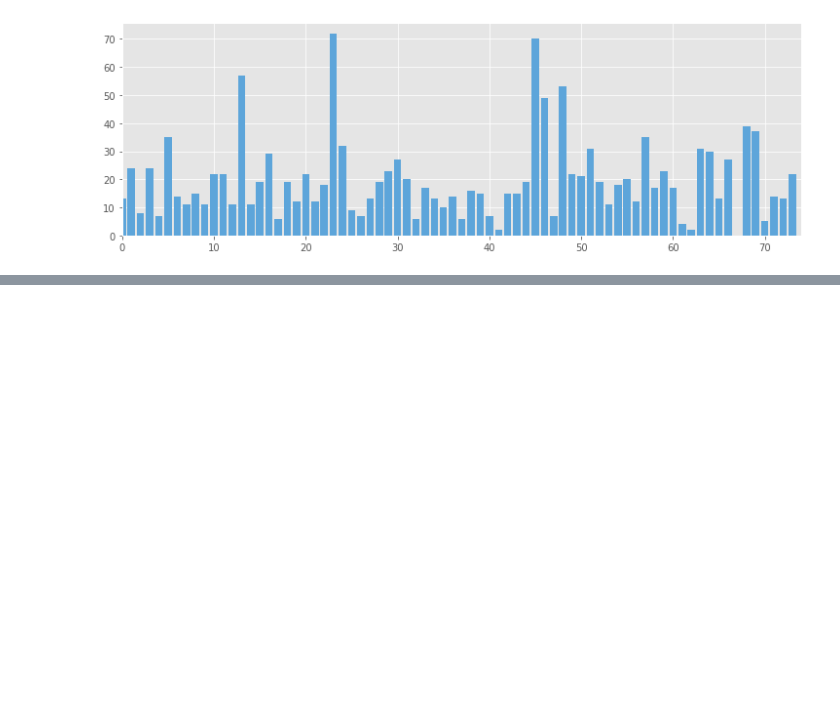
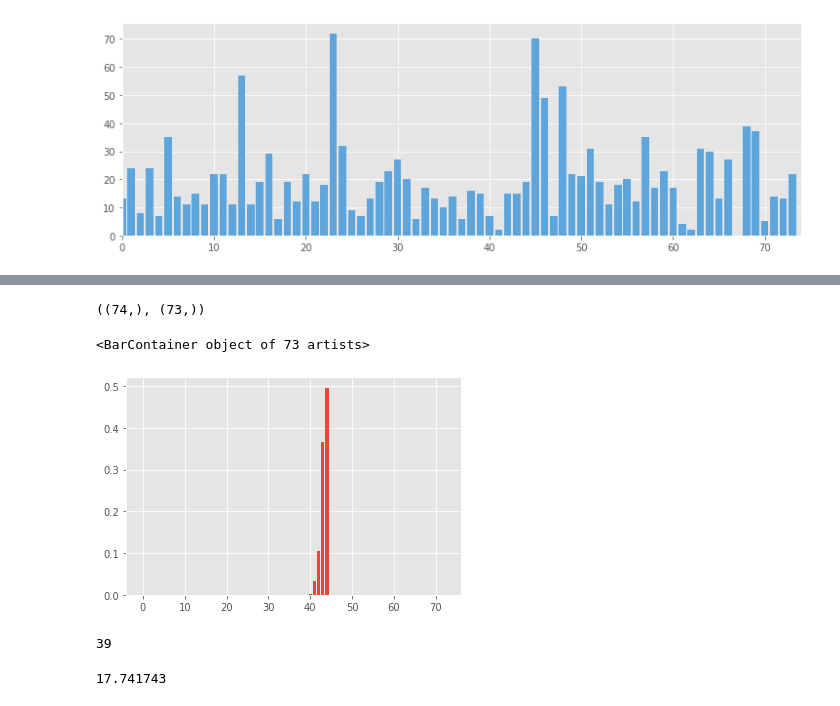
Before and after one commit to suriyadeepan/PracticalBayes, a Jupyter notebook: 2. Switch Point Analysis.ipynb, the cells around one changed output, grey strips where cells are left out. Saved outputs shown, nothing was run; the diff lists cells and outputs as text; code cells hidden in the pictures; blank space fills up the shorter version.

```diff
--- a/2. Switch Point Analysis.ipynb
+++ b/2. Switch Point Analysis.ipynb
@@ -206,0 +201,7 @@ mode = stats.mode(evaluate(tau_samples))[0]
+# %%
+lambda_1 = azdata.posterior.lambda_1.data
+lambda_2 = azdata.posterior.lambda_2.data
+tau = azdata.posterior.tau.data
+# %%
+tau_scaled = np.floor(tau * count_data.shape[0])
+count, day = np.histogram(tau_scaled, np.arange(count_data.shape[0]))
@@ -206,0 +262,9 @@ mode = stats.mode(evaluate(tau_samples))[0]
+# %%
+day.shape, count.shape
+# %% [output]
+((74,), (73,))
+# %%
+plt.bar(day[:-1], count / count.sum())
+# %% [output]
+<BarContainer object of 73 artists>
+[figure, added]
@@ -206,0 +277,4 @@ mode = stats.mode(evaluate(tau_samples))[0]
+# %%
+change_indices[0][0]
+# %% [output]
+39
@@ -206,0 +289,4 @@ mode = stats.mode(evaluate(tau_samples))[0]
+# %%
+lambda_1.mean()
+# %% [output]
+17.741743
```
Also changed, not shown: parts of 26 cells of this notebook.
